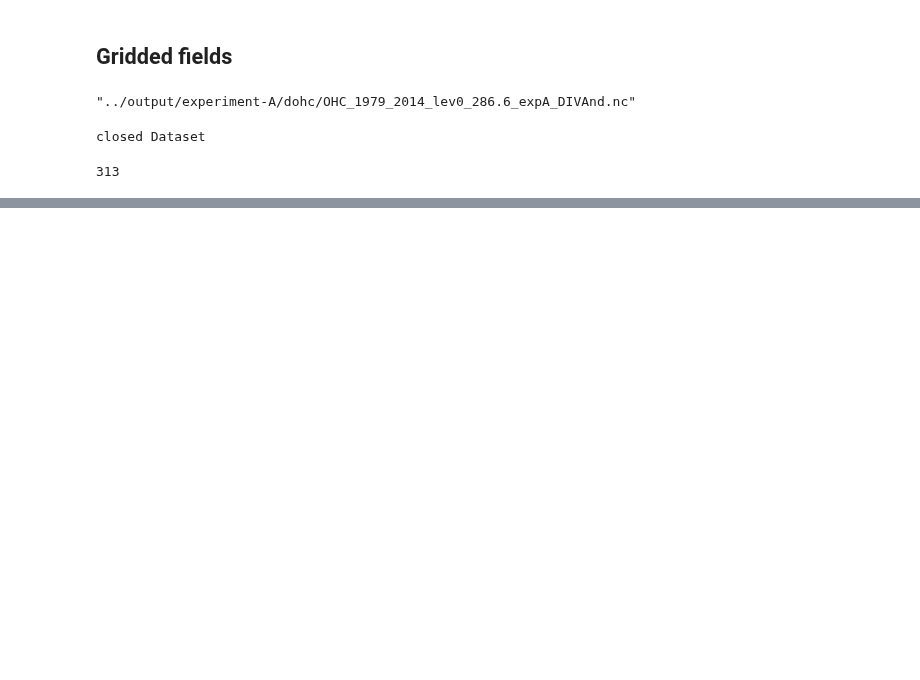
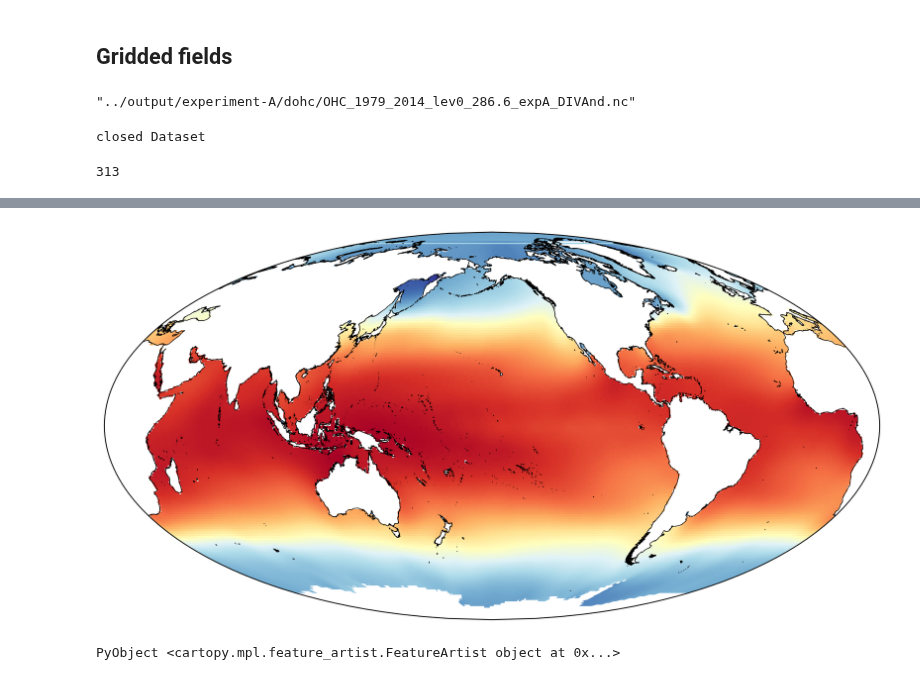
Before and after one commit to gher-uliege/DIVAnd-ME4OH, a Jupyter notebook: src/make_plots_map.ipynb, the cells around one changed output, grey strips where cells are left out. Cells and saved outputs as stored; diff of their text form; code cells hidden in the pictures; blank space fills up the shorter version.

```diff
--- a/src/make_plots_map.ipynb
+++ b/src/make_plots_map.ipynb
@@ -85,0 +195,9 @@ plt.show()
+# %%
+fig = plt.figure()
+ax = plt.subplot(111, projection=mainproj)
+ax.set_global()
+pcm = ax.pcolormesh(longrid, latgrid, T', transform=datacrs, cmap=plt.cm.RdYlBu_r)
+ax.add_feature(coast, lw=.5, zorder=4)
+# %% [output]
+[figure, added]
+PyObject <cartopy.mpl.feature_artist.FeatureArtist object at 0x...>
```
Also changed, not shown: parts of 10 cells of this notebook.
